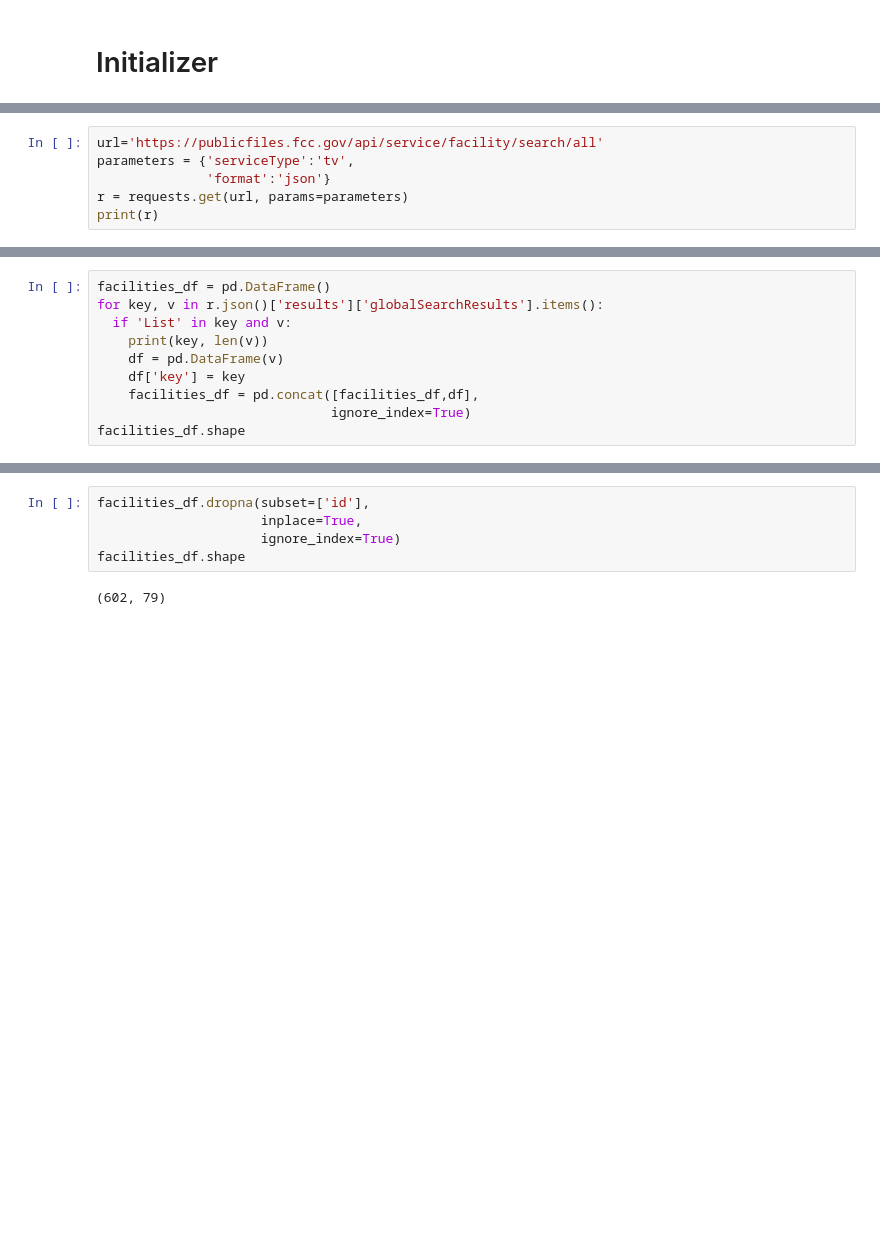
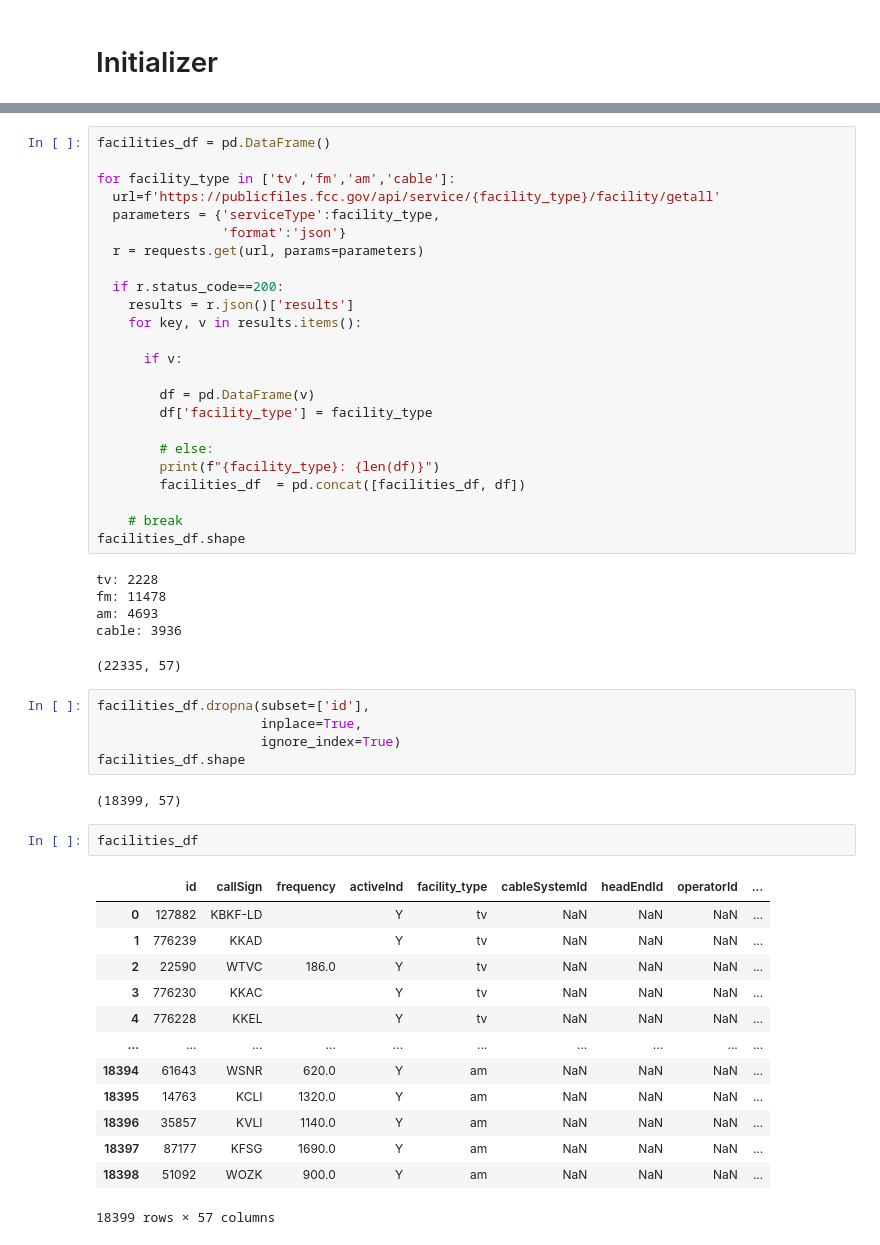
Before and after one commit to densmyslov/trump-biden-ads, a Jupyter notebook: notebooks/trump_biden_download_preprocess_store.ipynb, the cells around one changed output, grey strips where cells are left out. Drawn from its saved outputs; the diff is of its cells as text; blank space fills up the shorter version.

```diff
--- a/notebooks/trump_biden_download_preprocess_store.ipynb
+++ b/notebooks/trump_biden_download_preprocess_store.ipynb
@@ -12,6 +14,0 @@ import pandas as pd
-# %%
-url='https://publicfiles.fcc.gov/api/service/facility/search/all'
-parameters = {'serviceType':'tv',
-              'format':'json'}
-r = requests.get(url, params=parameters)
-print(r)
@@ -20,10 +14,0 @@ print(r)
-# %%
-facilities_df = pd.DataFrame()
-for key, v in r.json()['results']['globalSearchResults'].items():
-  if 'List' in key and v:
-    print(key, len(v))
-    df = pd.DataFrame(v)
-    df['key'] = key
-    facilities_df = pd.concat([facilities_df,df],
-                              ignore_index=True)
-facilities_df.shape
@@ -36,7 +27,53 @@ cableSystemsList 740
+# %%
+facilities_df = pd.DataFrame()
+
+for facility_type in ['tv','fm','am','cable']:
+  url=f'https://publicfiles.fcc.gov/api/service/{facility_type}/facility/getall'
+  parameters = {'serviceType':facility_type,
+                'format':'json'}
+  r = requests.get(url, params=parameters)
+
+  if r.status_code==200:
+    results = r.json()['results']
+    for key, v in results.items():
+
+      if v:
+
+        df = pd.DataFrame(v)
+        df['facility_type'] = facility_type
+
+        # else:
+        print(f"{facility_type}: {len(df)}")
+        facilities_df  = pd.concat([facilities_df, df])
+
+    # break
+facilities_df.shape
+# %% [output]
+tv: 2228
+fm: 11478
+am: 4693
+cable: 3936
+(22335, 57)
 # %%
 facilities_df.dropna(subset=['id'],
                      inplace=True,
                      ignore_index=True)
 facilities_df.shape
 # %% [output]
-(602, 79)
+(18399, 57)
+# %%
+facilities_df
+# %% [output]
+|  | id | callSign | frequency | activeInd | facility_type | cableSystemId | headEndId | operatorId | ... |
+| 0 | 127882 | KBKF-LD |  | Y | tv | NaN | NaN | NaN | ... |
+| 1 | 776239 | KKAD |  | Y | tv | NaN | NaN | NaN | ... |
+| 2 | 22590 | WTVC | 186.0 | Y | tv | NaN | NaN | NaN | ... |
+| 3 | 776230 | KKAC |  | Y | tv | NaN | NaN | NaN | ... |
+| 4 | 776228 | KKEL |  | Y | tv | NaN | NaN | NaN | ... |
+| ... | ... | ... | ... | ... | ... | ... | ... | ... | ... |
+| 18394 | 61643 | WSNR | 620.0 | Y | am | NaN | NaN | NaN | ... |
+| 18395 | 14763 | KCLI | 1320.0 | Y | am | NaN | NaN | NaN | ... |
+| 18396 | 35857 | KVLI | 1140.0 | Y | am | NaN | NaN | NaN | ... |
+| 18397 | 87177 | KFSG | 1690.0 | Y | am | NaN | NaN | NaN | ... |
+| 18398 | 51092 | WOZK | 900.0 | Y | am | NaN | NaN | NaN | ... |
+18399 rows × 57 columns
```
Also changed, not shown: parts of 25 cells of this notebook.
